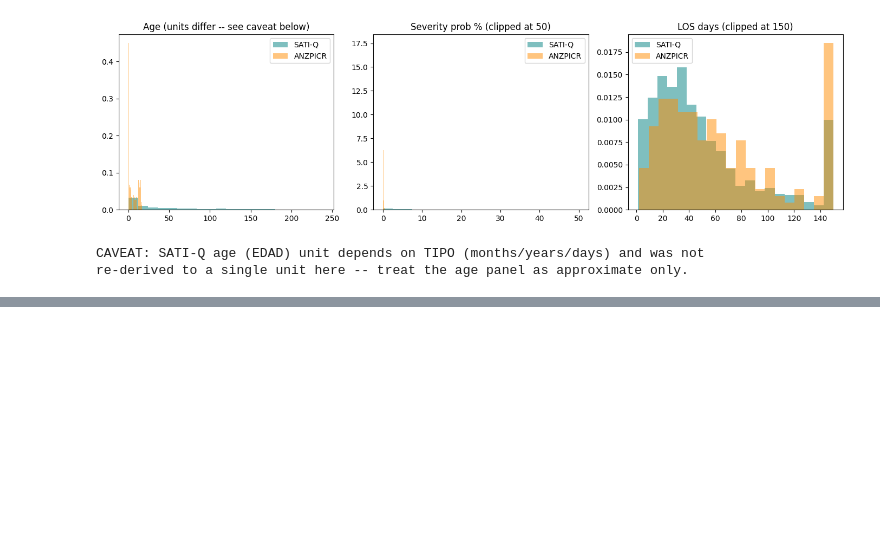
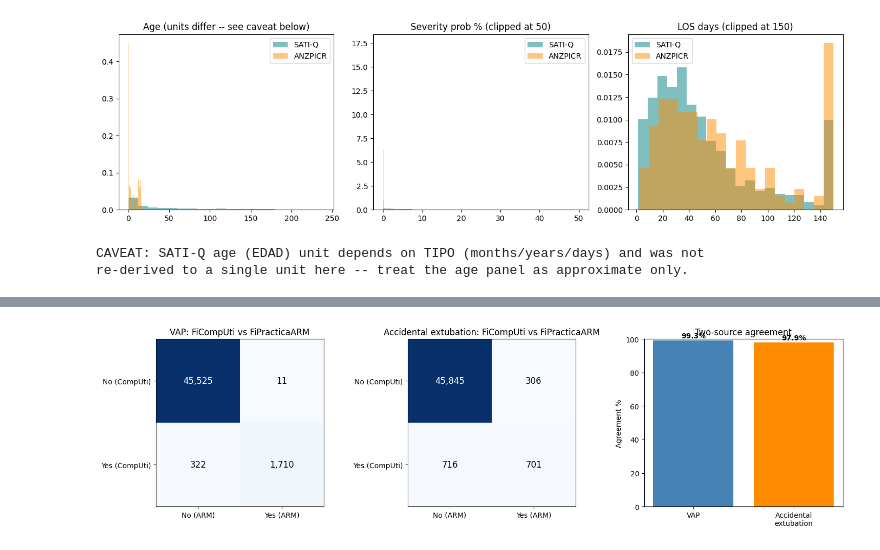
Before and after one commit to kickereb/wfpiccs-trach-eda, a Jupyter notebook: tracheostomy_timing_risk_tradeoff_EDA.ipynb, the cells around one changed output, grey strips where cells are left out. Saved outputs shown, nothing was run; the diff lists cells and outputs as text; code cells hidden in the pictures; blank space fills up the shorter version.

```diff
--- a/tracheostomy_timing_risk_tradeoff_EDA.ipynb
+++ b/tracheostomy_timing_risk_tradeoff_EDA.ipynb
@@ -506,0 +549,7 @@ re-derived to a single unit here -- treat the age panel as approximate only.
+# %%
+comp_val = comp.copy()
+comp_val['vap_comp'] = comp_val['NAR'].map({1: True, 0: False})
+comp_val['extub_comp'] = comp_val['EXTUBACION_ACCIDENTAL'].map({1: True, 0: False})
+
+validation = comp_val[key + ['vap_comp', 'extub_comp']].merge(arm_adm, on=key, how='inner')
+print('Admissions present in both FiCompUti and FiPracticaARM:', len(validation))
@@ -506,0 +560,13 @@ re-derived to a single unit here -- treat the age panel as approximate only.
+# %%
+vap_ct = pd.crosstab(validation['vap_comp'], validation['vap_arm'],
+                      rownames=['FiCompUti: VAP'], colnames=['FiPracticaARM: VAP'])
+extub_ct = pd.crosstab(validation['extub_comp'], validation['extub_arm'],
+                        rownames=['FiCompUti: accidental extub.'], colnames=['FiPracticaARM: accidental extub.'])
+
+vap_agree = (validation['vap_comp'] == validation['vap_arm']).mean() * 100
+extub_agree = (validation['extub_comp'] == validation['extub_arm']).mean() * 100
+
+print('VAP cross-tab:'); print(vap_ct)
+print(f'VAP agreement: {vap_agree:.1f}%\n')
+print('Accidental extubation cross-tab:'); print(extub_ct)
+print(f'Accidental extubation agreement: {extub_agree:.1f}%')
@@ -506,0 +587,25 @@ re-derived to a single unit here -- treat the age panel as approximate only.
+# %%
+fig, axes = plt.subplots(1, 3, figsize=(15, 4.2))
+
+for ax, ct, title in [(axes[0], vap_ct, 'VAP'), (axes[1], extub_ct, 'Accidental extubation')]:
+    im = ax.imshow(ct.values, cmap='Blues')
+    ax.set_xticks([0, 1]); ax.set_xticklabels(['No (ARM)', 'Yes (ARM)'])
+    ax.set_yticks([0, 1]); ax.set_yticklabels(['No (CompUti)', 'Yes (CompUti)'])
+    for i in range(2):
+        for j in range(2):
+            ax.text(j, i, f'{ct.values[i,j]:,}', ha='center', va='center',
+                    color='white' if ct.values[i,j] > ct.values.max()/2 else 'black', fontsize=12)
+    ax.set_title(f'{title}: FiCompUti vs FiPracticaARM')
+
+axes[2].bar(['VAP', 'Accidental\nextubation'], [vap_agree, extub_agree], color=['steelblue', 'darkorange'])
+axes[2].set_ylim(0, 100)
+axes[2].set_ylabel('Agreement %')
+axes[2].set_title('Two-source agreement')
+for i, v in enumerate([vap_agree, extub_agree]):
+    axes[2].text(i, v + 1.5, f'{v:.1f}%', ha='center', fontweight='bold')
+
+plt.tight_layout()
+plt.savefig(f'{BASE}/derived/fig_compuTi_vs_arm_validation.png', dpi=130)
+plt.show()
+# %% [output]
+[figure, added]
```
Also changed, not shown: parts of 11 cells of this notebook.
